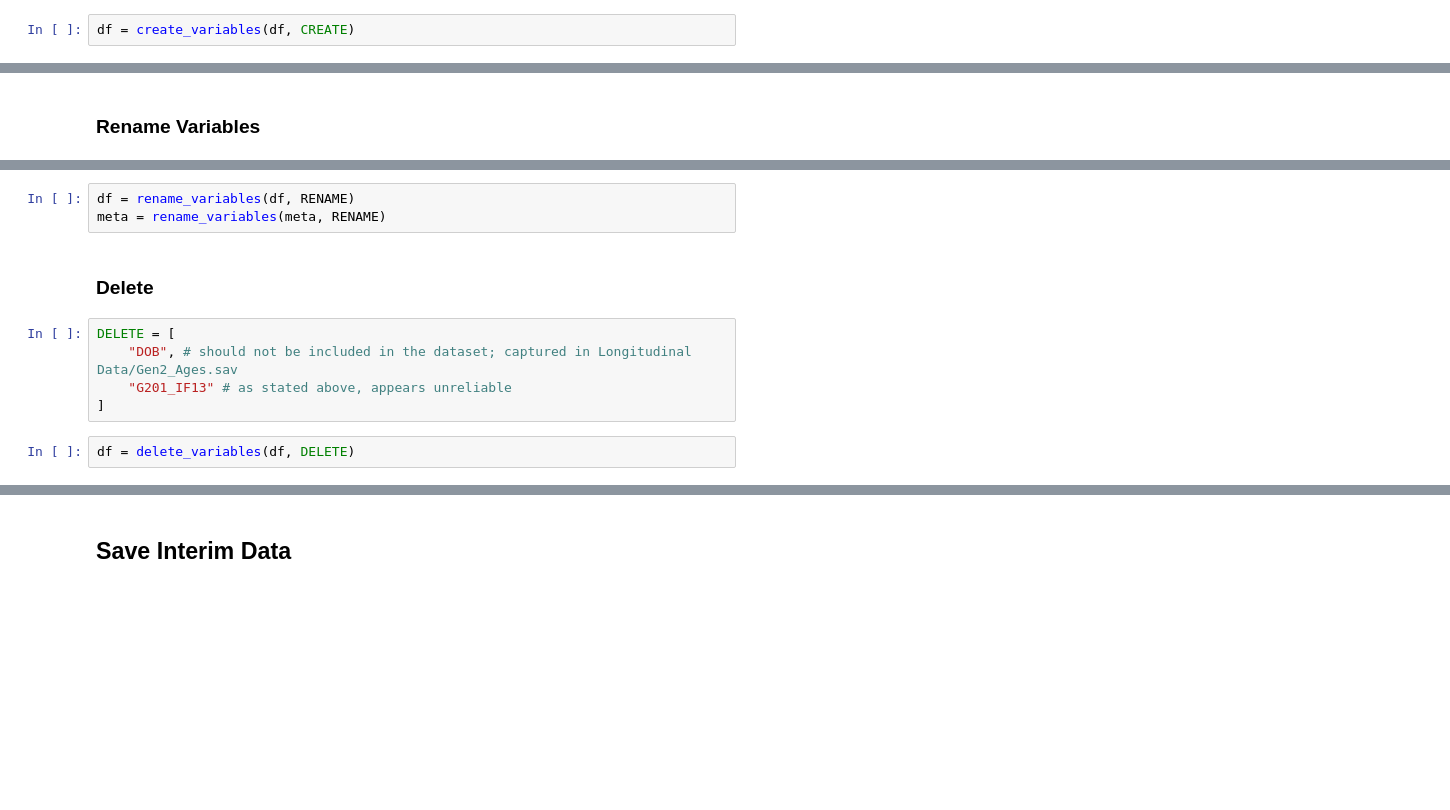
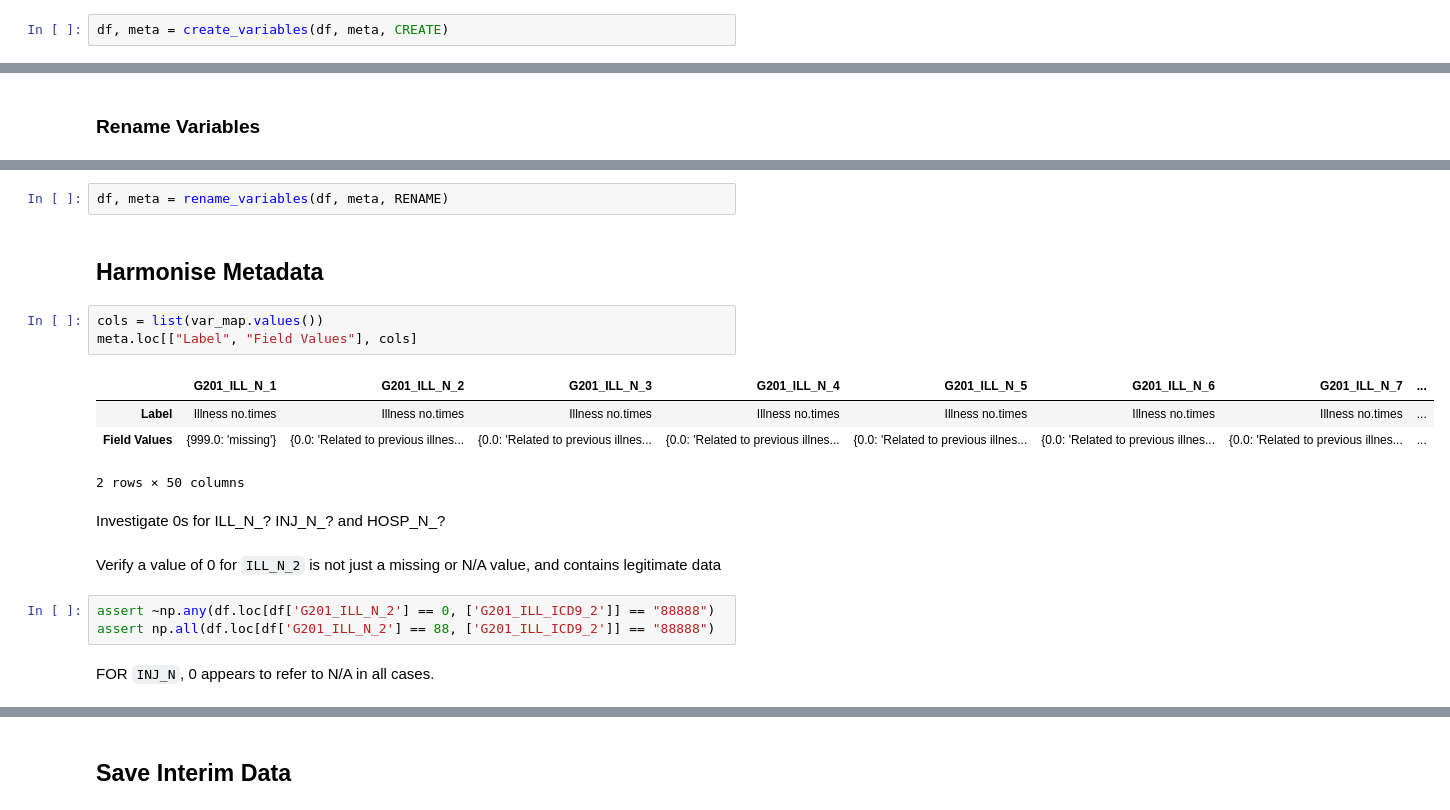
Before and after one commit to matt-humphrey/Injuries-and-Incidents, a Jupyter notebook: notebooks/g201.ipynb, the cells around one changed output, grey strips where cells are left out. Saved outputs shown, nothing was run; the diff lists cells and outputs as text; blank space fills up the shorter version.

```diff
--- a/notebooks/g201.ipynb
+++ b/notebooks/g201.ipynb
@@ -188,7 +231,7 @@ CREATE = [
     }
 ]
 # %%
-df = create_variables(df, CREATE)
+df, meta = create_variables(df, meta, CREATE)
 # %% [markdown]
 Test to ensure changes were correctly implemented.
 # %%
@@ -209,12 +314,21 @@ RENAME = {} # no vars to rename
 # %%
-df = rename_variables(df, RENAME)
-meta = rename_variables(meta, RENAME)
+df, meta = rename_variables(df, meta, RENAME)
-# %% [markdown]
-### Delete
-# %%
-DELETE = [
-    "DOB", # should not be included in the dataset; captured in Longitudinal Data/Gen2_Ages.sav
-    "G201_IF13" # as stated above, appears unreliable
-]
-# %%
-df = delete_variables(df, DELETE)
+# %% [markdown]
+## Harmonise Metadata
+# %%
+cols = list(var_map.values())
+meta.loc[["Label", "Field Values"], cols]
+# %% [output]
+|  | G201_ILL_N_1 | G201_ILL_N_2 | G201_ILL_N_3 | G201_ILL_N_4 | G201_ILL_N_5 | G201_ILL_N_6 | G201_ILL_N_7 | ... |
+| Label | Illness no.times | Illness no.times | Illness no.times | Illness no.times | Illness no.times | Illness no.times | Illness no.times | ... |
+| Field Values | {999.0: 'missing'} | {0.0: 'Related to previous illnes... | {0.0: 'Related to previous illnes... | {0.0: 'Related to previous illnes... | {0.0: 'Related to previous illnes... | {0.0: 'Related to previous illnes... | {0.0: 'Related to previous illnes... | ... |
+2 rows × 50 columns
+# %% [markdown]
+Investigate 0s for ILL_N_? INJ_N_? and HOSP_N_?
+# %% [markdown]
+Verify a value of 0 for `ILL_N_2` is not just a missing or N/A value, and contains legitimate data
+# %%
+assert ~np.any(df.loc[df['G201_ILL_N_2'] == 0, ['G201_ILL_ICD9_2']] == "88888")
+assert np.all(df.loc[df['G201_ILL_N_2'] == 88, ['G201_ILL_ICD9_2']] == "88888")
+# %% [markdown]
+FOR `INJ_N`, 0 appears to refer to N/A in all cases.
```
Also changed, not shown: parts of 42 cells of this notebook, 8 other files.
